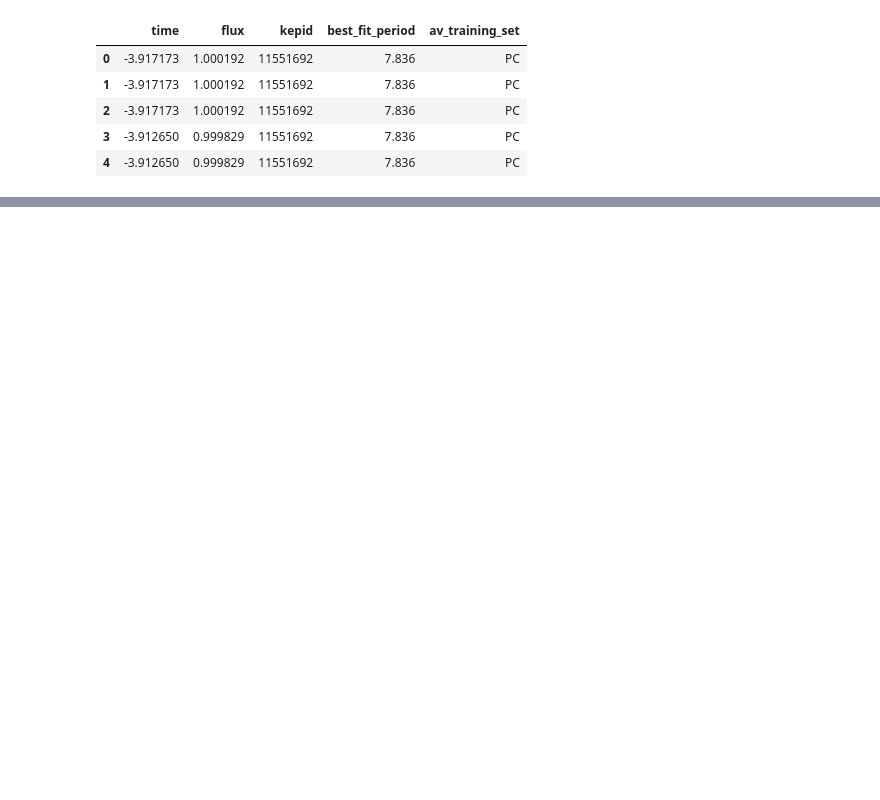
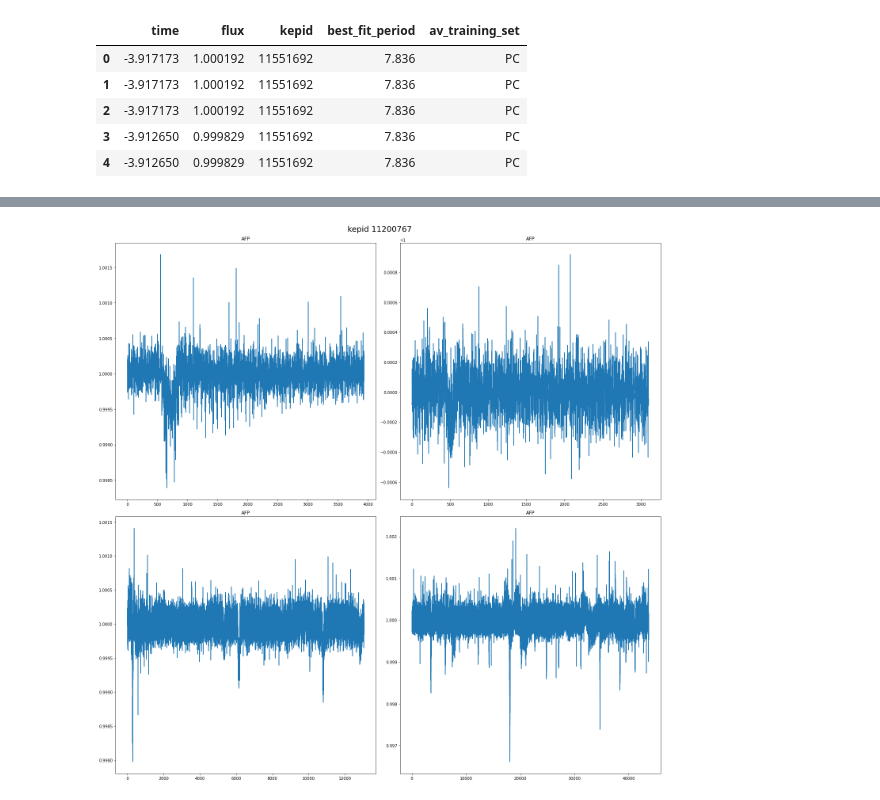
Before and after one commit to DerrickDDInAI/astro, a Jupyter notebook: core/ml_training.ipynb, the cells around one changed output, grey strips where cells are left out. Cells and saved outputs as stored; diff of their text form; code cells hidden in the pictures; blank space fills up the shorter version.

Commit message:
plotting dataset

```diff
--- a/core/ml_training.ipynb
+++ b/core/ml_training.ipynb
@@ -92,0 +76,13 @@ av_training_set         NaN         NaN
+# %%
+# Remove duplicates
+kepler_tce_df.drop_duplicates(inplace=True)
+# %%
+# list flux values into 1 vector per observation mission
+
+# group DataFrame by "kepid", "best_fit_period", "av_training_set"  and list flux values per group
+cols = ["kepid", "best_fit_period", "av_training_set", "flux"]
+kepler_tce_df = kepler_tce_df[cols].groupby(cols[:-1]).flux.apply(np.array)
+
+# change name
+kepler_tce_df = kepler_tce_df.reset_index(name="flux_vector")
+kepler_tce_df.head()
@@ -92,0 +104,38 @@ av_training_set         NaN         NaN
+# %%
+# choose star to plot
+kepid = 11200767
+
+# get number of observation missions for that star
+nb_missions = kepler_tce_df[kepler_tce_df.kepid == kepid].flux_vector.count()
+
+# set subplots grid
+LEN_ROWS: int = 2
+LEN_COLS: int = 2
+fig, ax = plt.subplots(nb_missions//LEN_ROWS,LEN_COLS, figsize=(20,20))
+
+# plot all observation missions
+for i in range(nb_missions):
+
+    # define subplot
+    ax_i=ax[i//LEN_ROWS,i - LEN_COLS*(i//LEN_COLS)]
+    # plt.subplot(330 + 1 + i)
+
+    # get flux data
+    flux_vector = kepler_tce_df[kepler_tce_df.kepid == kepid].flux_vector[i]
+
+    # plot flux data
+    ax_i.plot(flux_vector)
+
+    # get label
+    label = kepler_tce_df[kepler_tce_df.kepid == kepid].av_training_set[i]
+
+    # set subplot label
+    ax_i.set_title(label)
+
+# show the figure
+fig.suptitle(f'kepid {kepid}', fontsize=20)
+fig.tight_layout()
+fig.subplots_adjust(top=0.95)
+plt.show()
+# %% [output]
+[figure, added]
```
Also changed, not shown: parts of 17 cells of this notebook.
